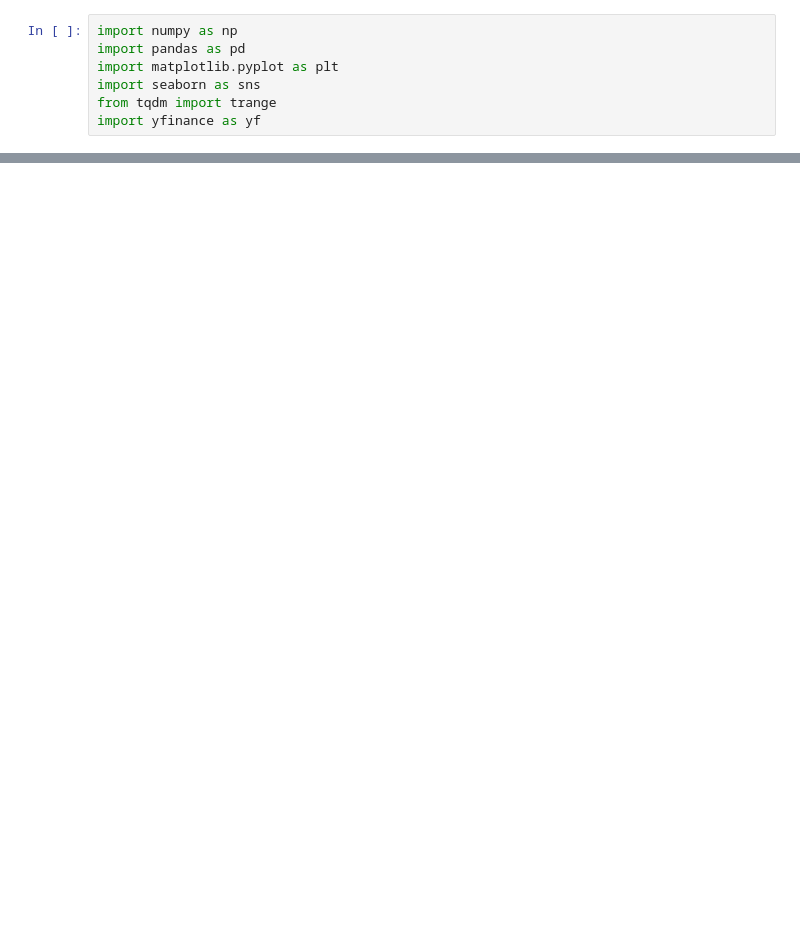
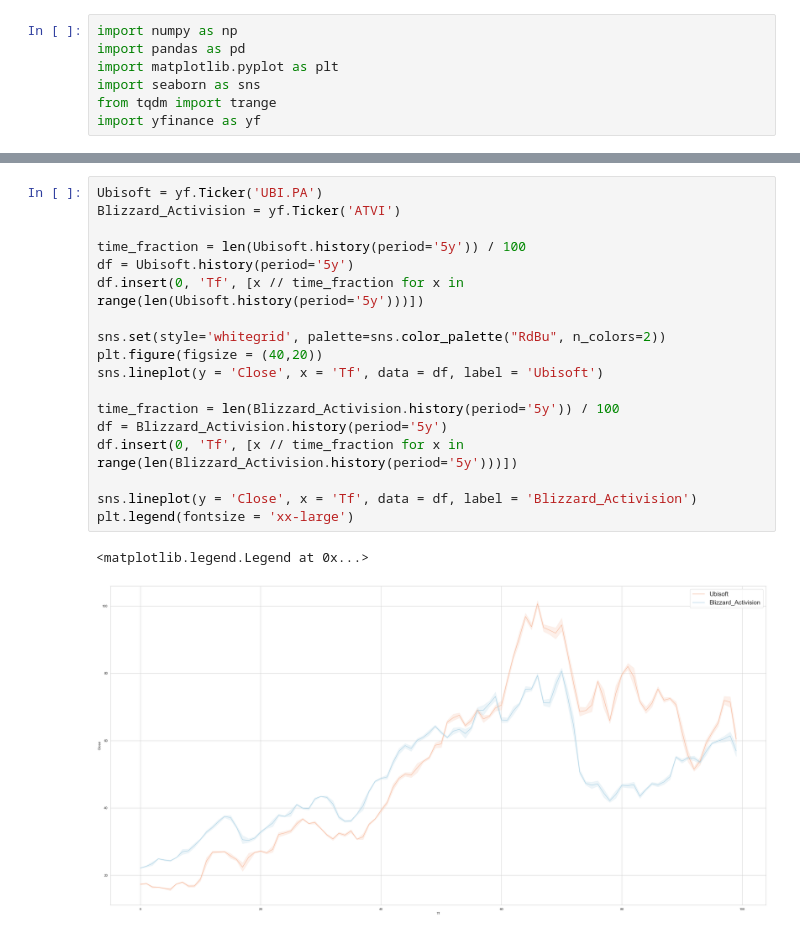
Before and after one commit to ArzymKoteyko/Autopilot_AI, a Jupyter notebook: Core.ipynb, the cells around one changed output, grey strips where cells are left out. Drawn from its saved outputs; the diff is of its cells as text; blank space fills up the shorter version.

```diff
--- a/Core.ipynb
+++ b/Core.ipynb
@@ -36,0 +33,21 @@ Name: Close, Length: 9901, dtype: float64
+# %%
+Ubisoft = yf.Ticker('UBI.PA')
+Blizzard_Activision = yf.Ticker('ATVI')
+
+time_fraction = len(Ubisoft.history(period='5y')) / 100
+df = Ubisoft.history(period='5y')
+df.insert(0, 'Tf', [x // time_fraction for x in range(len(Ubisoft.history(period='5y')))])
+
+sns.set(style='whitegrid', palette=sns.color_palette("RdBu", n_colors=2))
+plt.figure(figsize = (40,20))
+sns.lineplot(y = 'Close', x = 'Tf', data = df, label = 'Ubisoft')
+
+time_fraction = len(Blizzard_Activision.history(period='5y')) / 100
+df = Blizzard_Activision.history(period='5y')
+df.insert(0, 'Tf', [x // time_fraction for x in range(len(Blizzard_Activision.history(period='5y')))])
+
+sns.lineplot(y = 'Close', x = 'Tf', data = df, label = 'Blizzard_Activision')
+plt.legend(fontsize = 'xx-large')
+# %% [output]
+<matplotlib.legend.Legend at 0x...>
+[figure, added]
```
Also changed, not shown: parts of 11 cells of this notebook.
